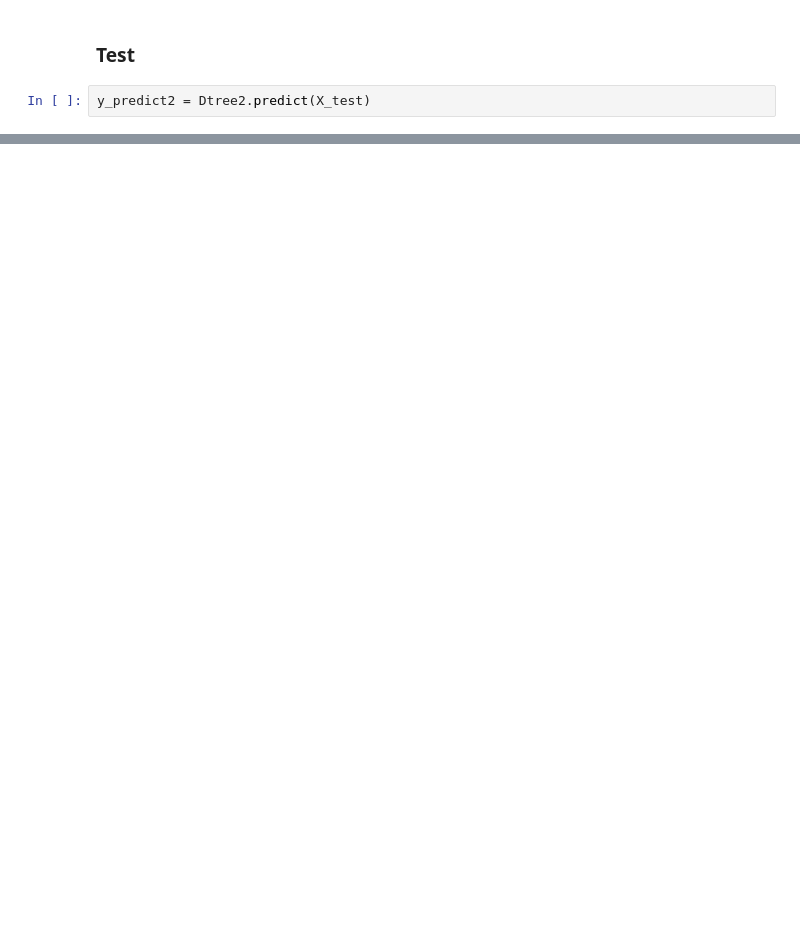
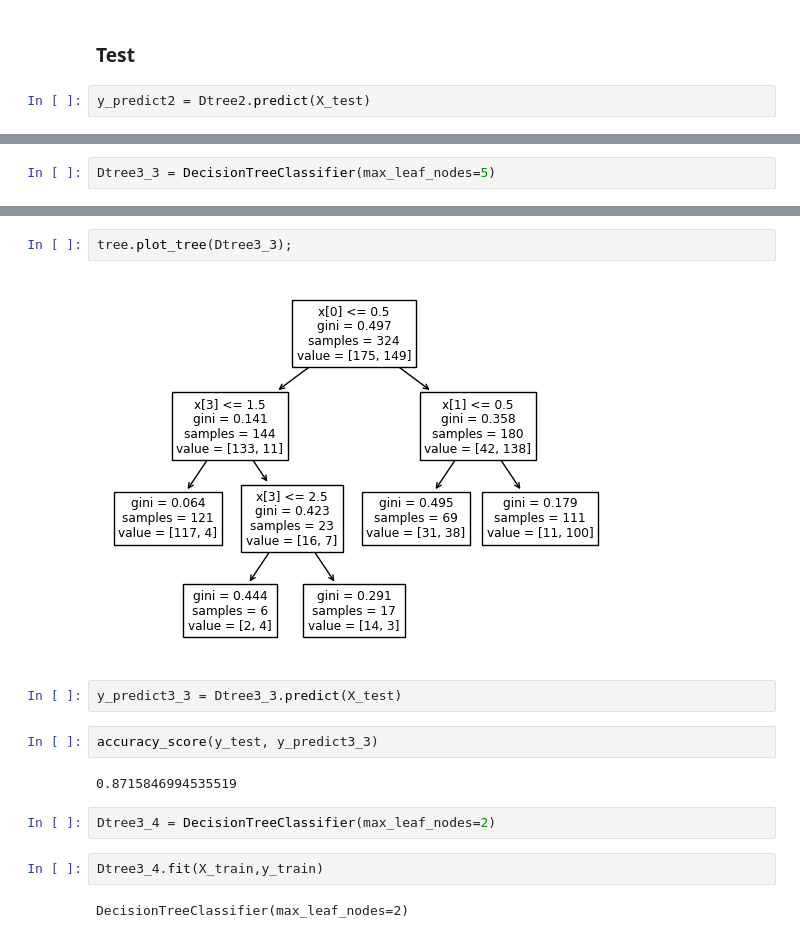
Before and after one commit to kitiluck/BSC_DPDM23, a Jupyter notebook: Classification.ipynb, the cells around one changed output, grey strips where cells are left out. Saved outputs shown, nothing was run; the diff lists cells and outputs as text; blank space fills up the shorter version.

```diff
--- a/Classification.ipynb
+++ b/Classification.ipynb
@@ -219,0 +294,2 @@ scikit learm เข้าไปแก้ไข
+# %%
+Dtree3_3 = DecisionTreeClassifier(max_leaf_nodes=5)
@@ -219,0 +300,16 @@ scikit learm เข้าไปแก้ไข
+# %%
+tree.plot_tree(Dtree3_3);
+# %% [output]
+[figure, added]
+# %%
+y_predict3_3 = Dtree3_3.predict(X_test)
+# %%
+accuracy_score(y_test, y_predict3_3)
+# %% [output]
+0.8715846994535519
+# %%
+Dtree3_4 = DecisionTreeClassifier(max_leaf_nodes=2)
+# %%
+Dtree3_4.fit(X_train,y_train)
+# %% [output]
+DecisionTreeClassifier(max_leaf_nodes=2)
```
Also changed, not shown: parts of 23 cells of this notebook.
